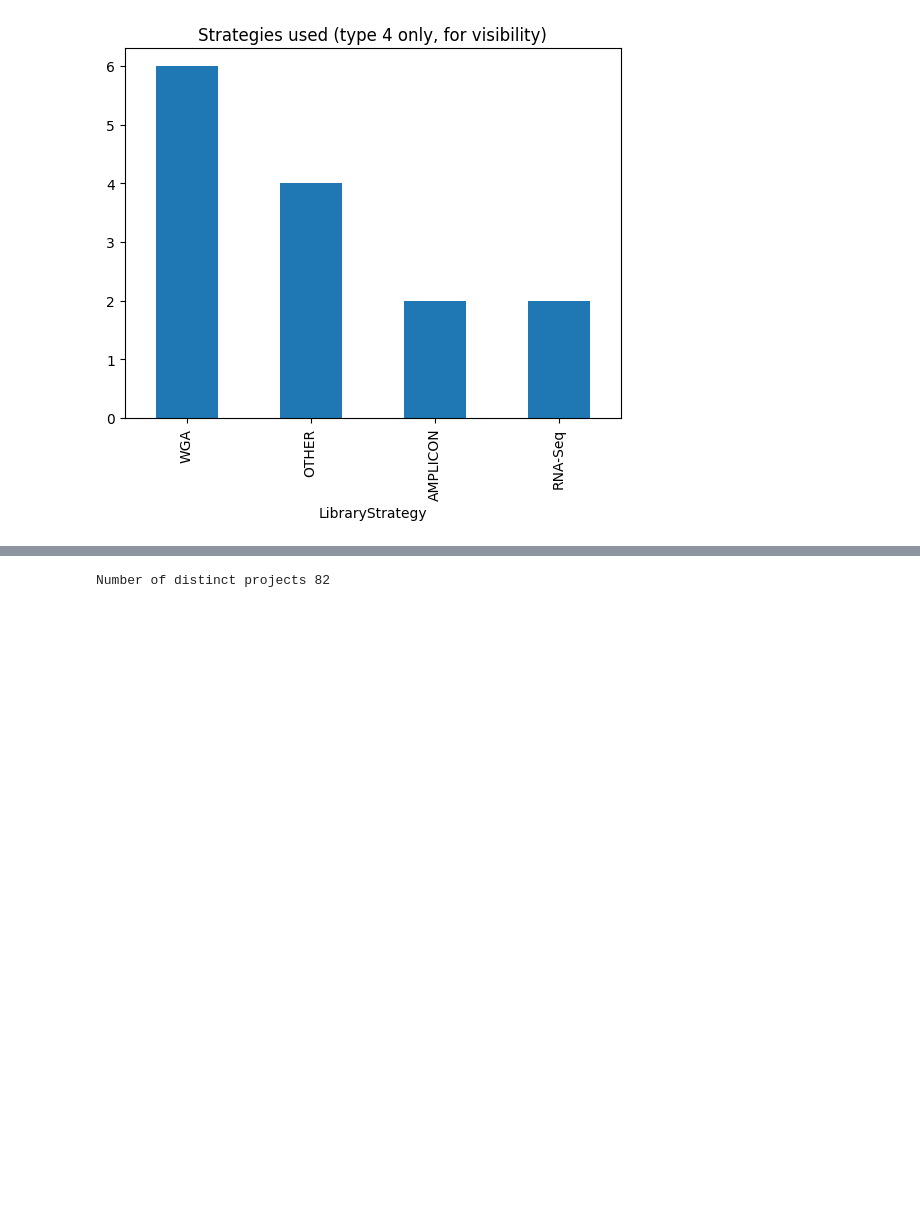
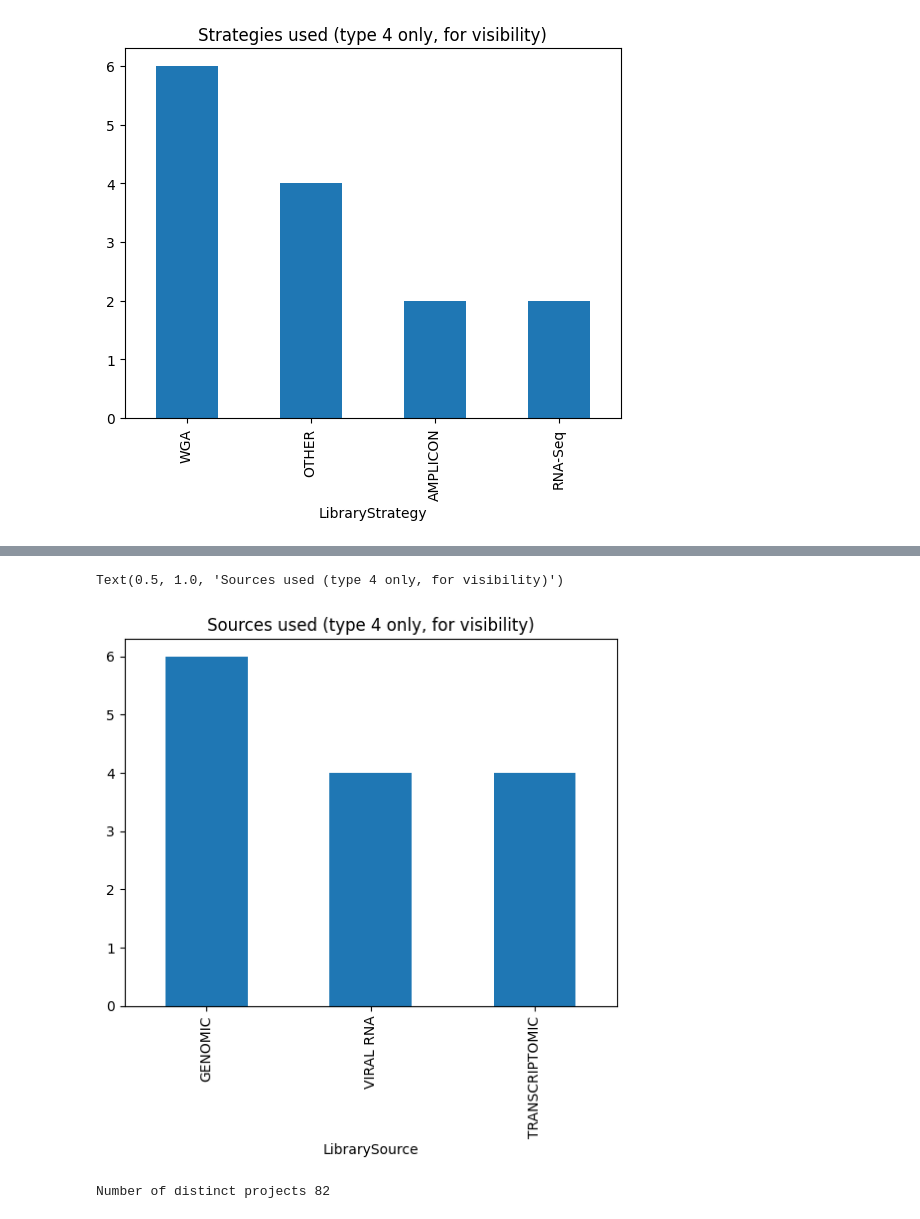
Before and after one commit to Fossam40/DENV-dataAnalysis, a Jupyter notebook: sampleStatistics.ipynb, the cells around one changed output, grey strips where cells are left out. Drawn from its saved outputs; the diff is of its cells as text; code cells hidden in the pictures; blank space fills up the shorter version.

```diff
--- a/sampleStatistics.ipynb
+++ b/sampleStatistics.ipynb
@@ -116,3 +142,9 @@ Text(0.5, 1.0, 'Strategies used (type 4 only, for visibility)')
+# %%
+type4["LibrarySource"].value_counts().plot(kind = 'bar')
+plt.title("Sources used (type 4 only, for visibility)")
+# %% [output]
+Text(0.5, 1.0, 'Sources used (type 4 only, for visibility)')
+[figure, added]
 # %%
 print("Number of distinct studies " + str(len(dataset["SRAStudy"].unique())))
 dataset["SRAStudy"].value_counts()
```
Also changed, not shown: parts of 5 cells of this notebook.
